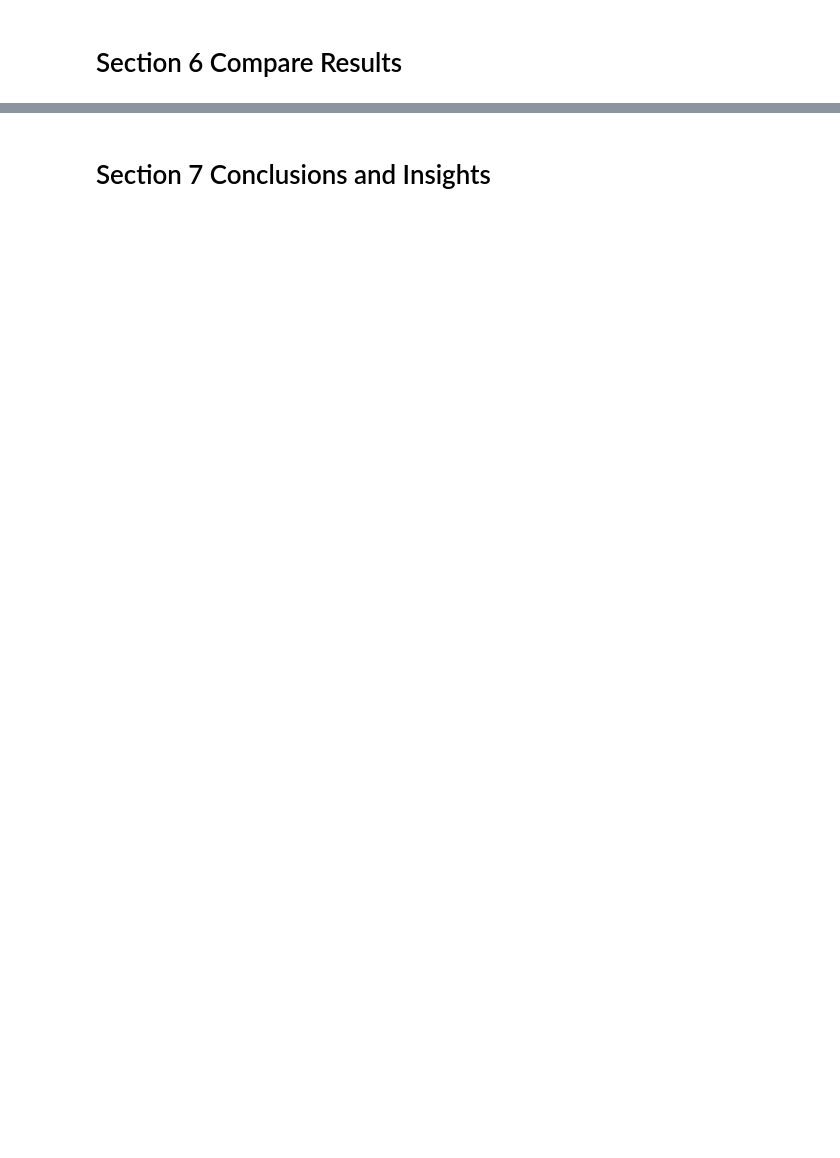
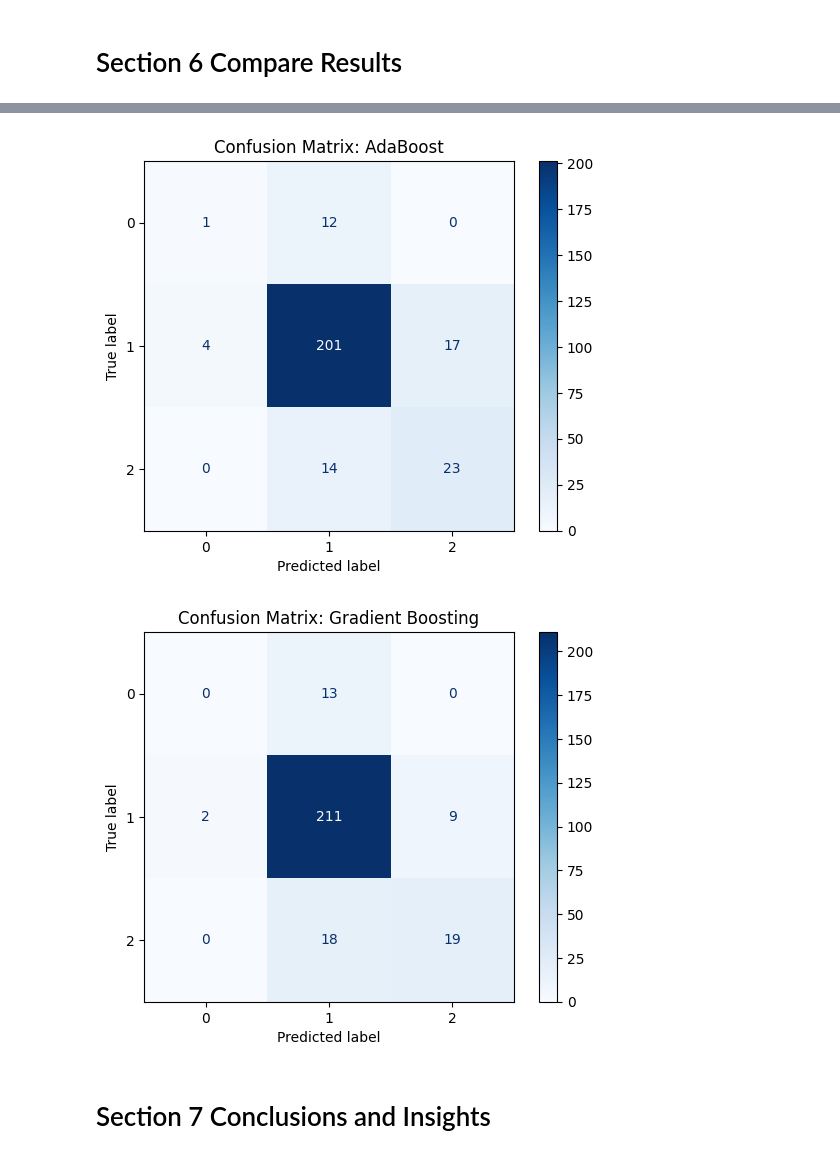
Before and after one commit to drpafowler/applied-ml-philip, a Jupyter notebook: lab05/ensemble_philip.ipynb, the cells around one changed output, grey strips where cells are left out. Cells and saved outputs as stored; diff of their text form; code cells hidden in the pictures; blank space fills up the shorter version.

```diff
--- a/lab05/ensemble_philip.ipynb
+++ b/lab05/ensemble_philip.ipynb
@@ -251,2 +399,32 @@ Summary of All Models:
+# %%
+from sklearn.metrics import ConfusionMatrixDisplay
+
+# Function to plot confusion matrix
+def plot_confusion_matrix(model, X_test, y_test, title):
+    y_pred = model.predict(X_test)
+    disp = ConfusionMatrixDisplay.from_predictions(y_test, y_pred, cmap="Blues")
+    disp.ax_.set_title(title)
+    plt.show()
+
+# Plot confusion matrix for AdaBoost
+plot_confusion_matrix(
+    AdaBoostClassifier(n_estimators=100, random_state=dont_panic).fit(X_train, y_train),
+    X_test,
+    y_test,
+    "Confusion Matrix: AdaBoost",
+)
+
+# Plot confusion matrix for Gradient Boosting
+plot_confusion_matrix(
+    GradientBoostingClassifier(
+        n_estimators=100, learning_rate=0.1, max_depth=3, random_state=dont_panic
+    ).fit(X_train, y_train),
+    X_test,
+    y_test,
+    "Confusion Matrix: Gradient Boosting",
+)
+# %% [output]
+[figure, added]
+[figure, added]
 # %% [markdown]
 # Section 7 Conclusions and Insights
```
Also changed, not shown: parts of 14 cells of this notebook.
